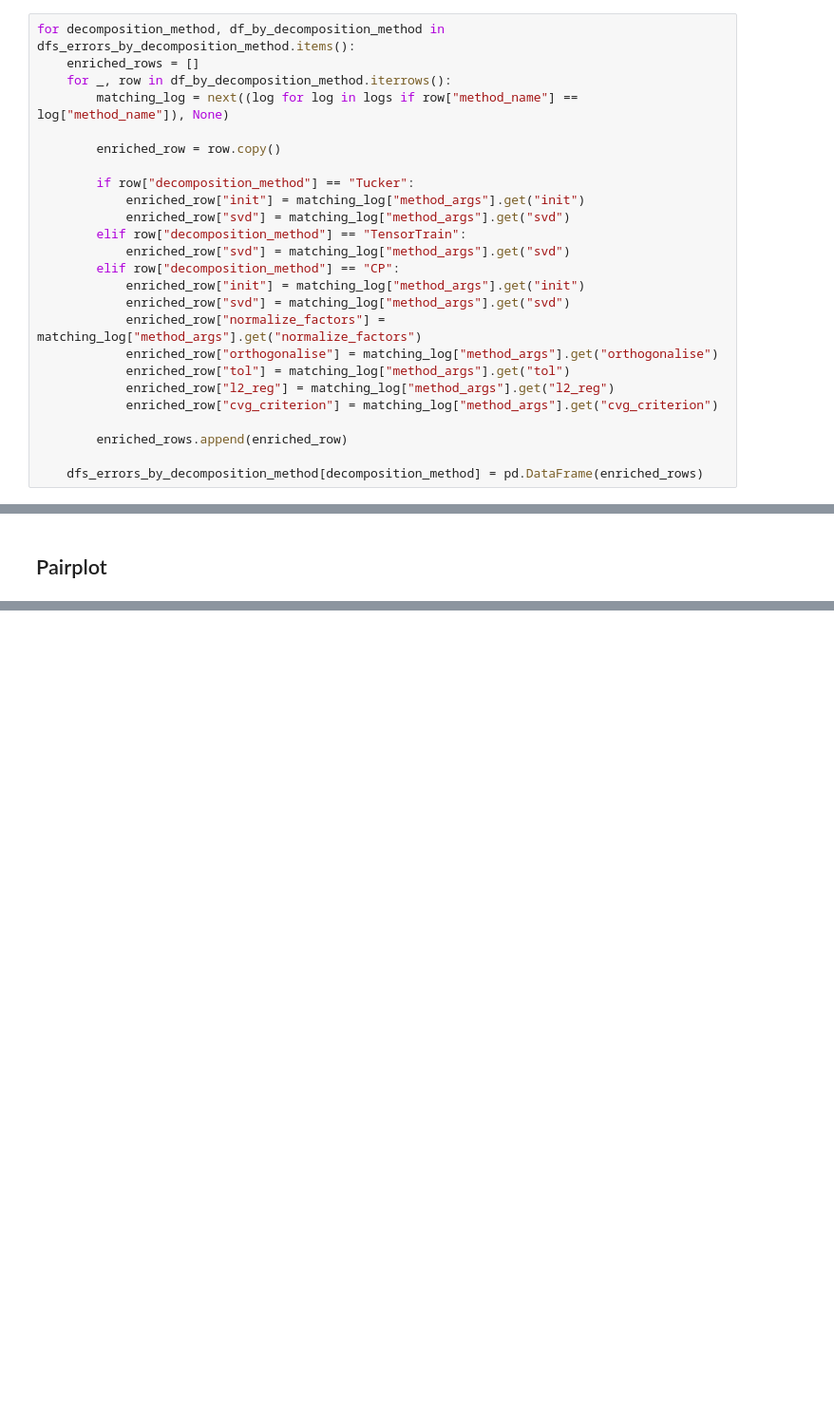
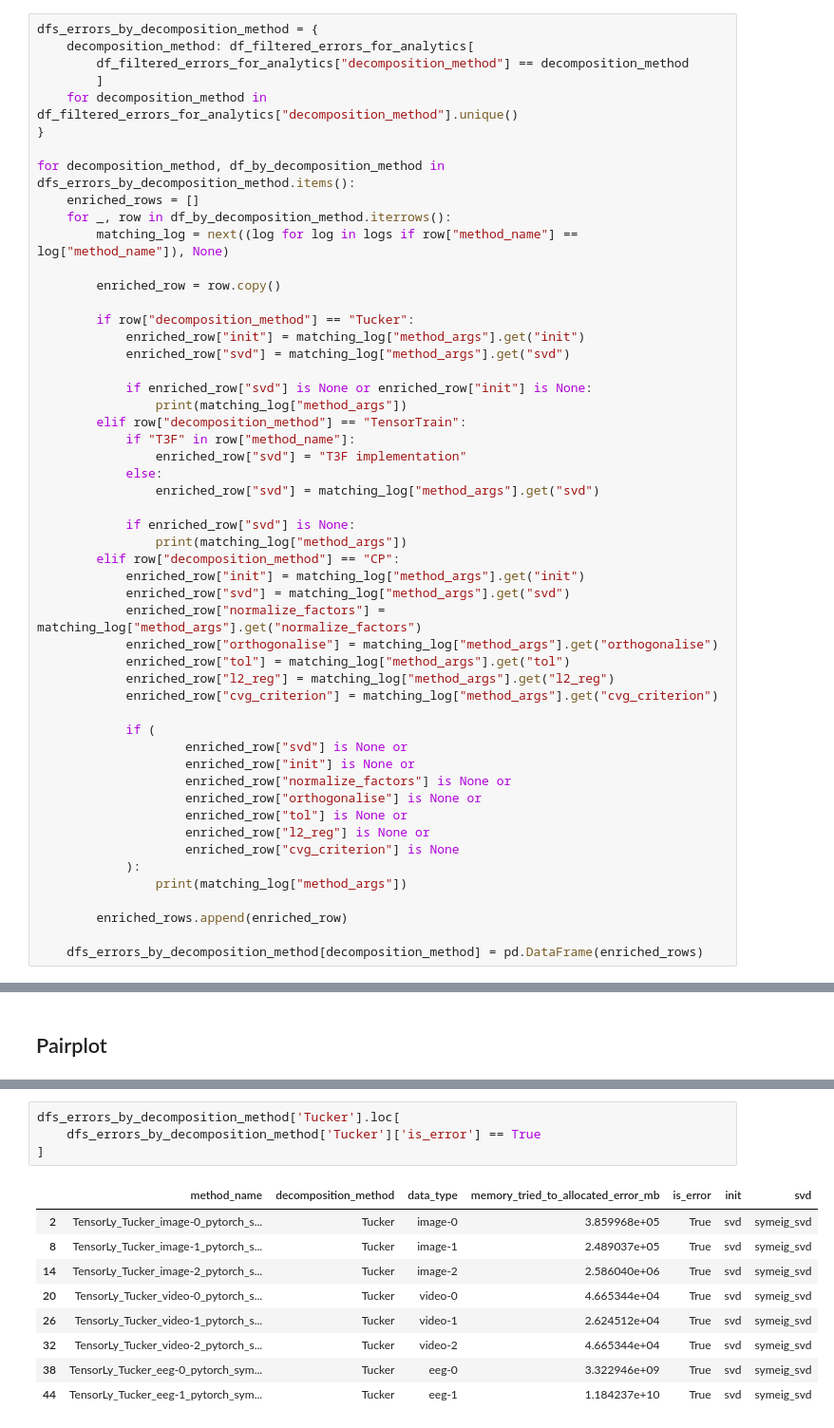
Before and after one commit to Innopolis-tensor-compression/tensor-compression-methods, a Jupyter notebook: experiments/check_methods_logs.ipynb, the cells around one changed output, grey strips where cells are left out. Shown at 95% size. Drawn from its saved outputs; the diff is of its cells as text; blank space fills up the shorter version.

```diff
--- a/experiments/check_methods_logs.ipynb
+++ b/experiments/check_methods_logs.ipynb
@@ -946,4 +940,11 @@ dfs_errors_by_decomposition_method = {
 # %%
+dfs_errors_by_decomposition_method = {
+    decomposition_method: df_filtered_errors_for_analytics[
+        df_filtered_errors_for_analytics["decomposition_method"] == decomposition_method
+        ]
+    for decomposition_method in df_filtered_errors_for_analytics["decomposition_method"].unique()
+}
+
 for decomposition_method, df_by_decomposition_method in dfs_errors_by_decomposition_method.items():
     enriched_rows = []
     for _, row in df_by_decomposition_method.iterrows():
@@ -954,8 +955,17 @@ for decomposition_method, df_by_decomposition_method in dfs_errors_by_decomposit
         if row["decomposition_method"] == "Tucker":
             enriched_row["init"] = matching_log["method_args"].get("init")
             enriched_row["svd"] = matching_log["method_args"].get("svd")
+
+            if enriched_row["svd"] is None or enriched_row["init"] is None:
+                print(matching_log["method_args"])
         elif row["decomposition_method"] == "TensorTrain":
-            enriched_row["svd"] = matching_log["method_args"].get("svd")
+            if "T3F" in row["method_name"]:
+                enriched_row["svd"] = "T3F implementation"
+            else:
+                enriched_row["svd"] = matching_log["method_args"].get("svd")
+
+            if enriched_row["svd"] is None:
+                print(matching_log["method_args"])
         elif row["decomposition_method"] == "CP":
             enriched_row["init"] = matching_log["method_args"].get("init")
             enriched_row["svd"] = matching_log["method_args"].get("svd")
@@ -965,6 +975,17 @@ for decomposition_method, df_by_decomposition_method in dfs_errors_by_decomposit
             enriched_row["l2_reg"] = matching_log["method_args"].get("l2_reg")
             enriched_row["cvg_criterion"] = matching_log["method_args"].get("cvg_criterion")
 
+            if (
+                    enriched_row["svd"] is None or
+                    enriched_row["init"] is None or
+                    enriched_row["normalize_factors"] is None or
+                    enriched_row["orthogonalise"] is None or
+                    enriched_row["tol"] is None or
+                    enriched_row["l2_reg"] is None or
+                    enriched_row["cvg_criterion"] is None
+            ):
+                print(matching_log["method_args"])
+
         enriched_rows.append(enriched_row)
 
     dfs_errors_by_decomposition_method[decomposition_method] = pd.DataFrame(enriched_rows)
@@ -1259,0 +1409,14 @@ KeyboardInterrupt
+# %%
+dfs_errors_by_decomposition_method['Tucker'].loc[
+    dfs_errors_by_decomposition_method['Tucker']['is_error'] == True
+]
+# %% [output]
+|  | method_name | decomposition_method | data_type | memory_tried_to_allocated_error_mb | is_error | init | svd |
+| 2 | TensorLy_Tucker_image-0_pytorch_s... | Tucker | image-0 | 3.859968e+05 | True | svd | symeig_svd |
+| 8 | TensorLy_Tucker_image-1_pytorch_s... | Tucker | image-1 | 2.489037e+05 | True | svd | symeig_svd |
+| 14 | TensorLy_Tucker_image-2_pytorch_s... | Tucker | image-2 | 2.586040e+06 | True | svd | symeig_svd |
+| 20 | TensorLy_Tucker_video-0_pytorch_s... | Tucker | video-0 | 4.665344e+04 | True | svd | symeig_svd |
+| 26 | TensorLy_Tucker_video-1_pytorch_s... | Tucker | video-1 | 2.624512e+04 | True | svd | symeig_svd |
+| 32 | TensorLy_Tucker_video-2_pytorch_s... | Tucker | video-2 | 4.665344e+04 | True | svd | symeig_svd |
+| 38 | TensorLy_Tucker_eeg-0_pytorch_sym... | Tucker | eeg-0 | 3.322946e+09 | True | svd | symeig_svd |
+| 44 | TensorLy_Tucker_eeg-1_pytorch_sym... | Tucker | eeg-1 | 1.184237e+10 | True | svd | symeig_svd |
```
Also changed, not shown: parts of 63 cells of this notebook.
